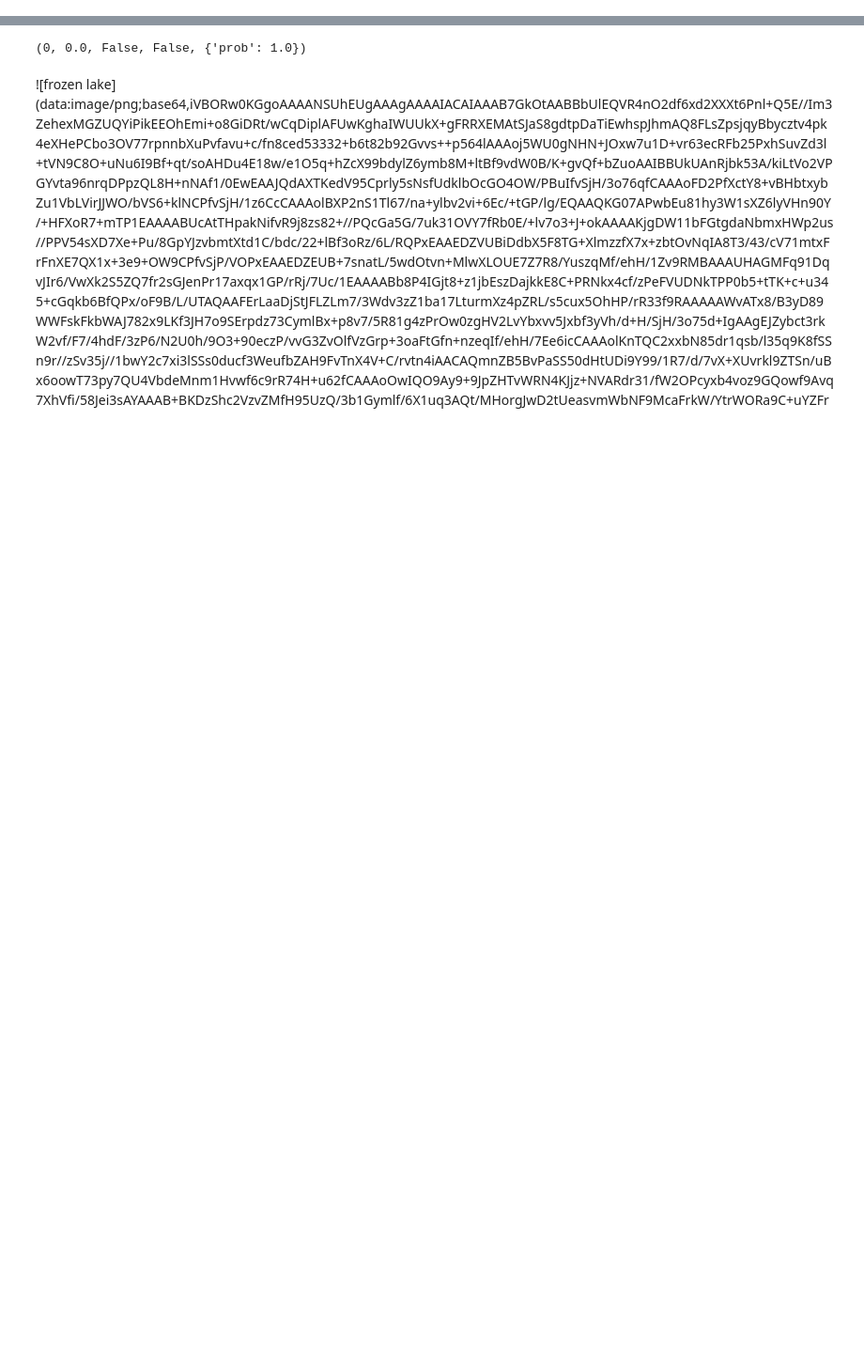
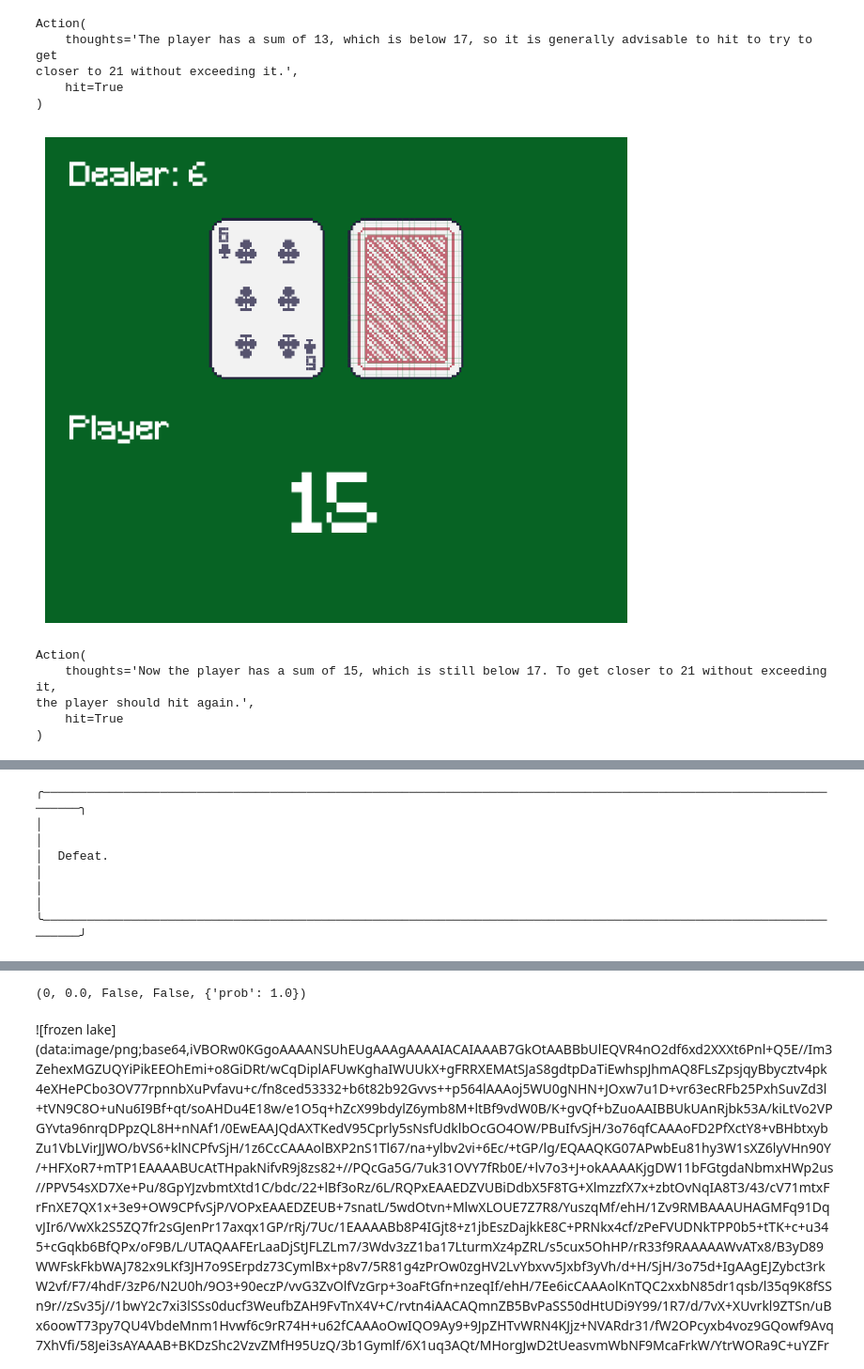
Before and after one commit to ergodic-ai/ODSCB, a Jupyter notebook: notebooks/2_WorldEngine.ipynb, the cells around one changed output, grey strips where cells are left out. Shown: that part at 94% size. Cells and saved outputs as stored; diff of their text form; code cells hidden in the pictures; blank space fills up the shorter version.

```diff
--- a/notebooks/2_WorldEngine.ipynb
+++ b/notebooks/2_WorldEngine.ipynb
@@ -218,0 +197,28 @@ play.',
+# %%
+game = Game()
+result = game.play(render=True)
+
+
+message = (
+    Text("Victory!!!", style="bold green")
+    if result == 1
+    else (
+        Text("Tie game.", style="bold yellow")
+        if result == 0
+        else Text("Defeat.", style="bold red")
+    )
+)
+
+rprint(Panel(message, border_style="bright_white", padding=(1, 2)))
+# %% [output]
+Action(
+    thoughts='The player has a sum of 13, which is below 17, so it is generally advisable to hit to try to get
+closer to 21 without exceeding it.',
+    hit=True
+)
+[figure, added]
+Action(
+    thoughts='Now the player has a sum of 15, which is still below 17. To get closer to 21 without exceeding it,
+the player should hit again.',
+    hit=True
+)
@@ -219,3 +226,8 @@ play.',
+╭─────────────────────────────────────────────────────────────────────────────────────────────────────────────────╮
+│                                                                                                                 │
+│  Defeat.                                                                                                        │
+│                                                                                                                 │
+╰─────────────────────────────────────────────────────────────────────────────────────────────────────────────────╯
 # %%
 def play_game(dummy):
     game = Game()
```
Also changed, not shown: parts of 4 cells of this notebook, 6 other files.
